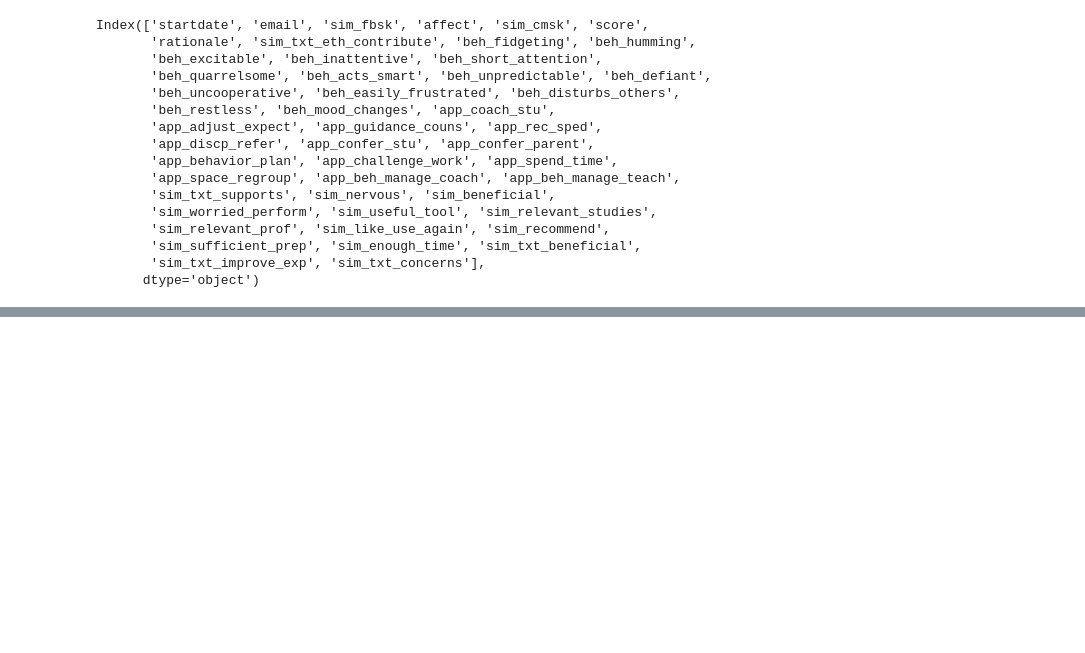
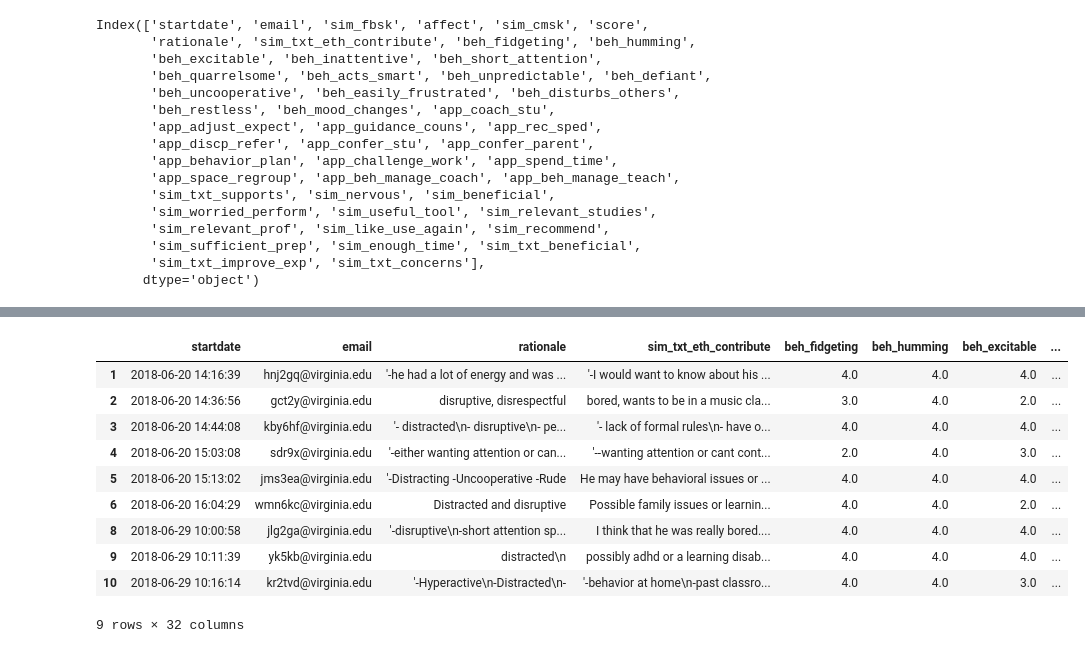
Before and after one commit to taylorrohrich/MSDS_SERA_capstone, a Jupyter notebook: cleaning/2a.ipynb, the cells around one changed output, grey strips where cells are left out. Cells and saved outputs as stored; diff of their text form; code cells hidden in the pictures; blank space fills up the shorter version.

```diff
--- a/cleaning/2a.ipynb
+++ b/cleaning/2a.ipynb
@@ -82,6 +82,5 @@ def format_email(data):
     email_fix['email']=email_fix['email'].apply(lambda x:fix_email_add(x))
     for i in email_fix.index:
         data.at[i,"email"]=email_fix.at[i,'email']
-    return data
 # %%
 #create map for beh columns and sim columns
@@ -218,0 +185,3 @@ data
+# %%
+redo = pd.read_csv("../data/Post-Simulator Baseline Student Survey (only for Redos)- Summer 2018 - Copy_January 23, 2020_07.22.csv",skiprows=[1,2])
+redo.head()
@@ -218,0 +196,10 @@ data
+# %%
+redo.columns = cleanColumns(redo.columns)
+#drop unnecessary observation
+redo = redo[redo['q1'].notna()]
+#drop unused columns
+redo=redo.drop(columns=unused_columns)
+# %%
+#rename the columns to intuitive names
+redo=convert_cols(redo)
+redo.columns
@@ -218,0 +218,15 @@ data
+# %%
+format_email(redo)
+redo
+# %% [output]
+|  | startdate | email | rationale | sim_txt_eth_contribute | beh_fidgeting | beh_humming | beh_excitable | ... |
+| 1 | 2018-06-20 14:16:39 | hnj2gq@virginia.edu | '-he had a lot of energy and was ... | '-I would want to know about his ... | 4.0 | 4.0 | 4.0 | ... |
+| 2 | 2018-06-20 14:36:56 | gct2y@virginia.edu | disruptive, disrespectful | bored, wants to be in a music cla... | 3.0 | 4.0 | 2.0 | ... |
+| 3 | 2018-06-20 14:44:08 | kby6hf@virginia.edu | '- distracted\n- disruptive\n- pe... | '- lack of formal rules\n- have o... | 4.0 | 4.0 | 4.0 | ... |
+| 4 | 2018-06-20 15:03:08 | sdr9x@virginia.edu | '-either wanting attention or can... | '--wanting attention or cant cont... | 2.0 | 4.0 | 3.0 | ... |
+| 5 | 2018-06-20 15:13:02 | jms3ea@virginia.edu | '-Distracting -Uncooperative -Rude | He may have behavioral issues or ... | 4.0 | 4.0 | 4.0 | ... |
+| 6 | 2018-06-20 16:04:29 | wmn6kc@virginia.edu | Distracted and disruptive | Possible family issues or learnin... | 4.0 | 4.0 | 2.0 | ... |
+| 8 | 2018-06-29 10:00:58 | jlg2ga@virginia.edu | '-disruptive\n-short attention sp... | I think that he was really bored.... | 4.0 | 4.0 | 4.0 | ... |
+| 9 | 2018-06-29 10:11:39 | yk5kb@virginia.edu | distracted\n | possibly adhd or a learning disab... | 4.0 | 4.0 | 4.0 | ... |
+| 10 | 2018-06-29 10:16:14 | kr2tvd@virginia.edu | '-Hyperactive\n-Distracted\n- | '-behavior at home\n-past classro... | 4.0 | 4.0 | 3.0 | ... |
+9 rows × 32 columns
```
Also changed, not shown: parts of 19 cells of this notebook.
